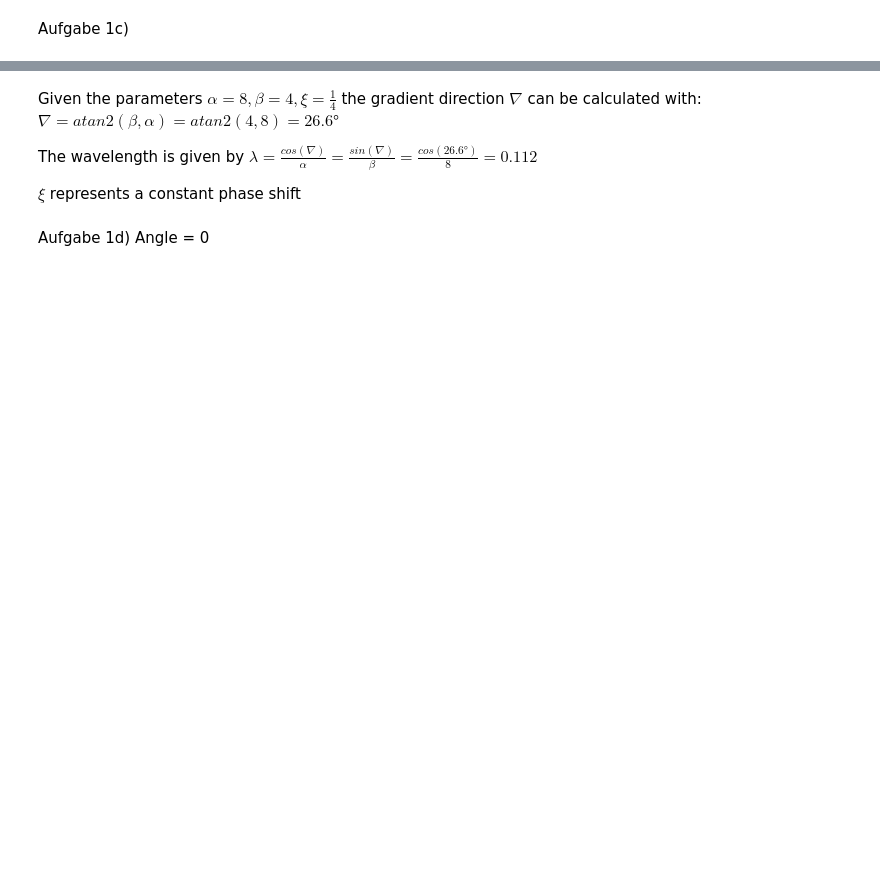
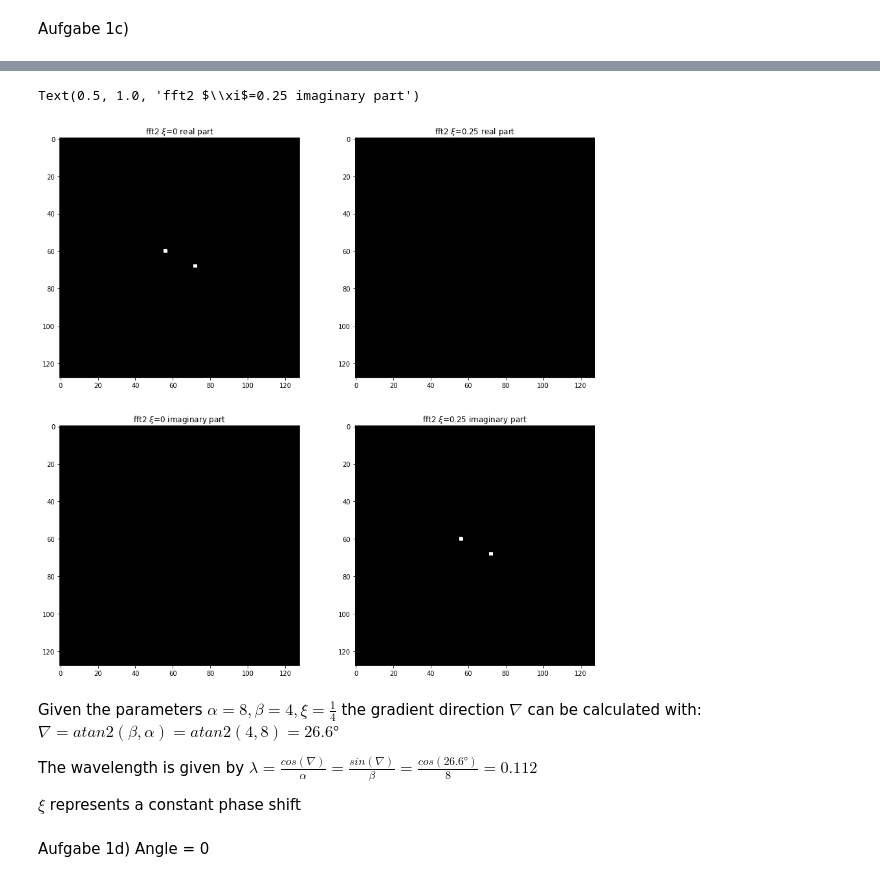
Before and after one commit to dichterbaer/SysBV, a Jupyter notebook: aufgabe3.ipynb, the cells around one changed output, grey strips where cells are left out. Cells and saved outputs as stored; diff of their text form; code cells hidden in the pictures; blank space fills up the shorter version.

```diff
--- a/aufgabe3.ipynb
+++ b/aufgabe3.ipynb
@@ -46,27 +54,30 @@ plt.title(r"$\xi$="+str(c2))
 # %%
 fft_cos_c1 = np.fft.fftshift(np.fft.fft2(cos_c1))
 fft_cos_c_real1 = np.abs(np.real(fft_cos_c1))
 fft_cos_c_imag1 = np.abs(np.imag(fft_cos_c1))
 
 fft_cos_c2 = np.fft.fftshift(np.fft.fft2(cos_c2))
 fft_cos_c_real2 = np.abs(np.real(fft_cos_c2))
 fft_cos_c_imag2 = np.abs(np.imag(fft_cos_c2))
 
 fig = plt.figure(figsize=(15, 15))
 fig.add_subplot(2, 2, 1)
 plt.imshow(fft_cos_c_real1, norm=plt.Normalize(0, 1), cmap='gray')
-plt.title("fft2 " + r"$\xi$="+str(c1)+ " real")
+plt.title("fft2 " + r"$\xi$="+str(c1)+ " real part")
 fig.add_subplot(2, 2, 2)
 plt.imshow(fft_cos_c_real2, norm=plt.Normalize(0, 1), cmap='gray')
-plt.title("fft2 " + r"$\xi$="+str(c2)+ " real")
+plt.title("fft2 " + r"$\xi$="+str(c2)+ " real part")
 
 
 fig.add_subplot(2, 2, 3)
 plt.imshow(fft_cos_c_imag1, norm=plt.Normalize(0, 1), cmap='gray')
-plt.title("fft2 " + r"$\xi$="+str(c1) +" imag")
+plt.title("fft2 " + r"$\xi$="+str(c1) +" imaginary part")
 fig.add_subplot(2, 2, 4)
 plt.imshow(fft_cos_c_imag2, norm=plt.Normalize(0, 1), cmap='gray')
-plt.title("fft2 " + r"$\xi$="+str(c2) +" imag")
+plt.title("fft2 " + r"$\xi$="+str(c2) +" imaginary part")
+# %% [output]
+Text(0.5, 1.0, 'fft2 $\\xi$=0.25 imaginary part')
+[figure, added]
 # %% [markdown]
 Given the parameters $\alpha = 8, \beta = 4, \xi = \frac{1}{4}$ the gradient direction $\nabla$ can be calculated with: $\nabla = atan2(\beta, \alpha) = atan2(4,8)=26.6°$
 
```
Also changed, not shown: parts of 8 cells of this notebook.
